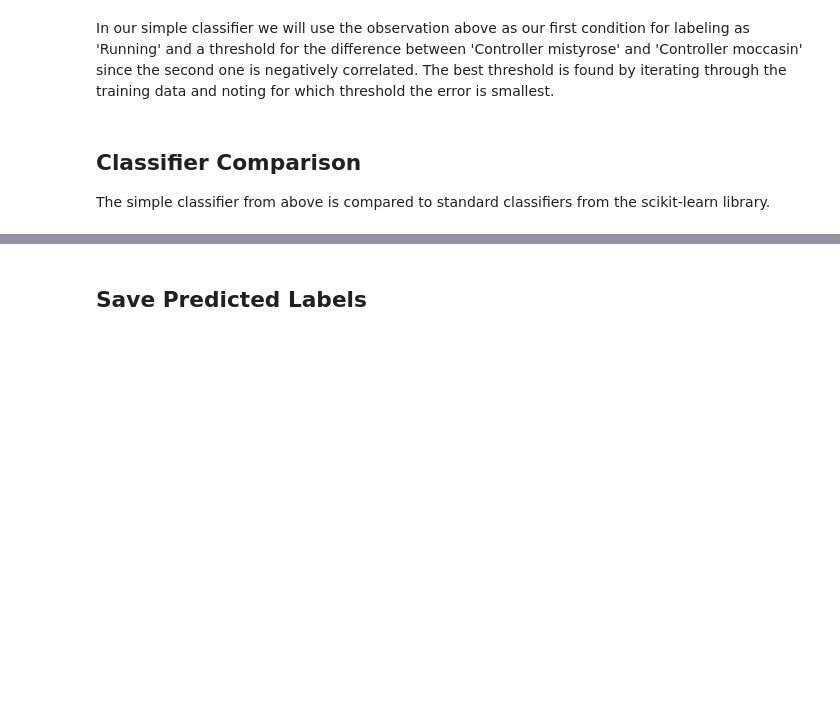
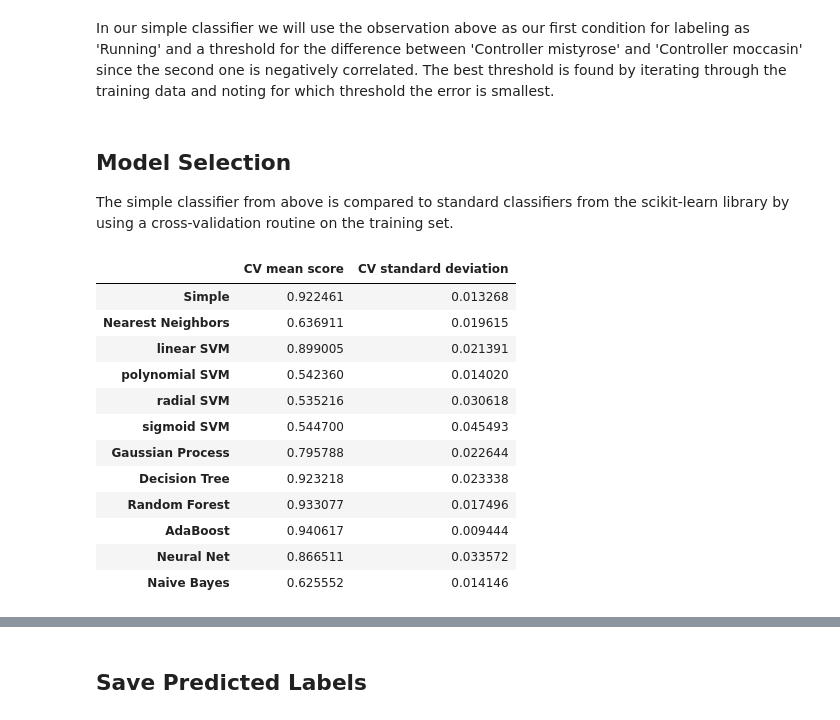
Before and after one commit to maxstollmayer/ML-Challenges, a Jupyter notebook: Challenge-1/Main Notebook.ipynb, the cells around one changed output, grey strips where cells are left out. Drawn from its saved outputs; the diff is of its cells as text; code cells hidden in the pictures; blank space fills up the shorter version.

Commit message:
added cross-validation and hyperparameter tuning

```diff
--- a/Challenge-1/Main Notebook.ipynb
+++ b/Challenge-1/Main Notebook.ipynb
@@ -246,25 +250,26 @@ class simpleClassifier:
 # %% [markdown]
-## Classifier Comparison
-The simple classifier from above is compared to standard classifiers from the scikit-learn library.
+## Model Selection
+The simple classifier from above is compared to standard classifiers from the scikit-learn library by using a cross-validation routine on the training set.
 # %%
 from sklearn.neighbors import KNeighborsClassifier
 from sklearn.svm import SVC
 from sklearn.gaussian_process import GaussianProcessClassifier
-from sklearn.tree import DecisionTreeClassifier, plot_tree
+from sklearn.tree import DecisionTreeClassifier
 from sklearn.ensemble import RandomForestClassifier, AdaBoostClassifier
 from sklearn.neural_network import MLPClassifier
 from sklearn.naive_bayes import GaussianNB
 
 classifiers = {
-    "Simple" : simpleClassifier(),
-    "Nearest Neighbors" : KNeighborsClassifier(),
-    "linear SVM" : SVC(kernel="linear"),
-    "polynomial SVM" : SVC(kernel="poly"),
-    "radial SVM" : SVC(kernel="rbf"),
-    "sigmoid SVM" : SVC(kernel="sigmoid"),
-    "Gaussian Process" : GaussianProcessClassifier(),
-    "Decision Tree" : DecisionTreeClassifier(),
-    "Random Forest" : RandomForestClassifier(),
-    "AdaBoost" : AdaBoostClassifier(),
-    "Neural Net" : MLPClassifier(alpha=1, max_iter=1000),
-    "Naive Bayes" : GaussianNB()}
+    "Simple":            simpleClassifier(),
+    "Nearest Neighbors": KNeighborsClassifier(),
+    "linear SVM":        SVC(kernel="linear"),
+    "polynomial SVM":    SVC(kernel="poly"),
+    "radial SVM":        SVC(kernel="rbf"),
+    "sigmoid SVM":       SVC(kernel="sigmoid"),
+    "Gaussian Process":  GaussianProcessClassifier(),
+    "Decision Tree":     DecisionTreeClassifier(),
+    "Random Forest":     RandomForestClassifier(),
+    "AdaBoost":          AdaBoostClassifier(),
+    "Neural Net":        MLPClassifier(),
+    "Naive Bayes":       GaussianNB()
+}
@@ -271 +286,17 @@ classifiers = {
+# %%
+comparisonTable.style.highlight_max("CV mean score").highlight_min("CV standard deviation")
+# %% [output]
+|  | CV mean score | CV standard deviation |
+| Simple | 0.922461 | 0.013268 |
+| Nearest Neighbors | 0.636911 | 0.019615 |
+| linear SVM | 0.899005 | 0.021391 |
+| polynomial SVM | 0.542360 | 0.014020 |
+| radial SVM | 0.535216 | 0.030618 |
+| sigmoid SVM | 0.544700 | 0.045493 |
+| Gaussian Process | 0.795788 | 0.022644 |
+| Decision Tree | 0.923218 | 0.023338 |
+| Random Forest | 0.933077 | 0.017496 |
+| AdaBoost | 0.940617 | 0.009444 |
+| Neural Net | 0.866511 | 0.033572 |
+| Naive Bayes | 0.625552 | 0.014146 |
 # %%
```
Also changed, not shown: parts of 28 cells of this notebook, 1 other file.
